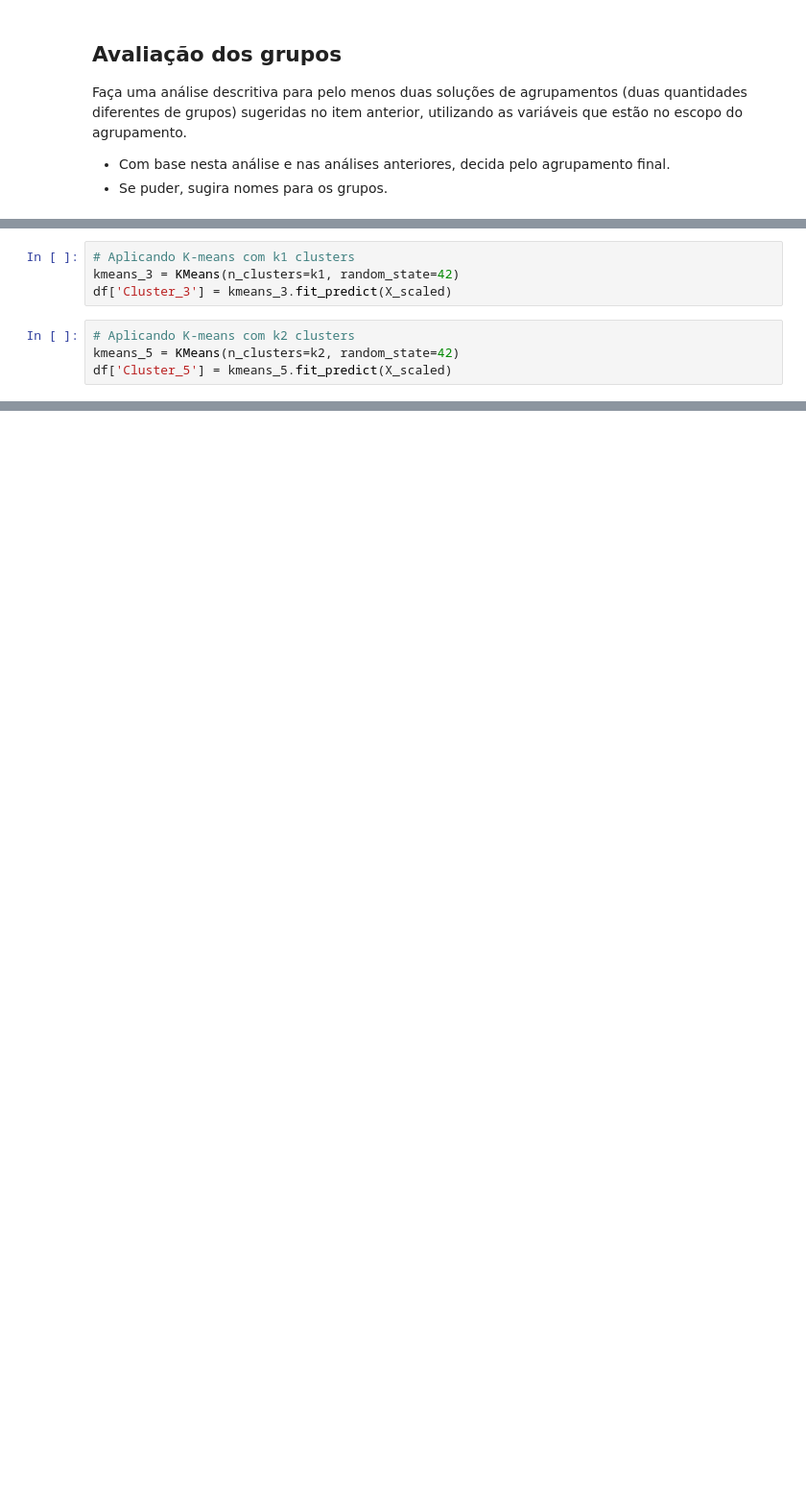
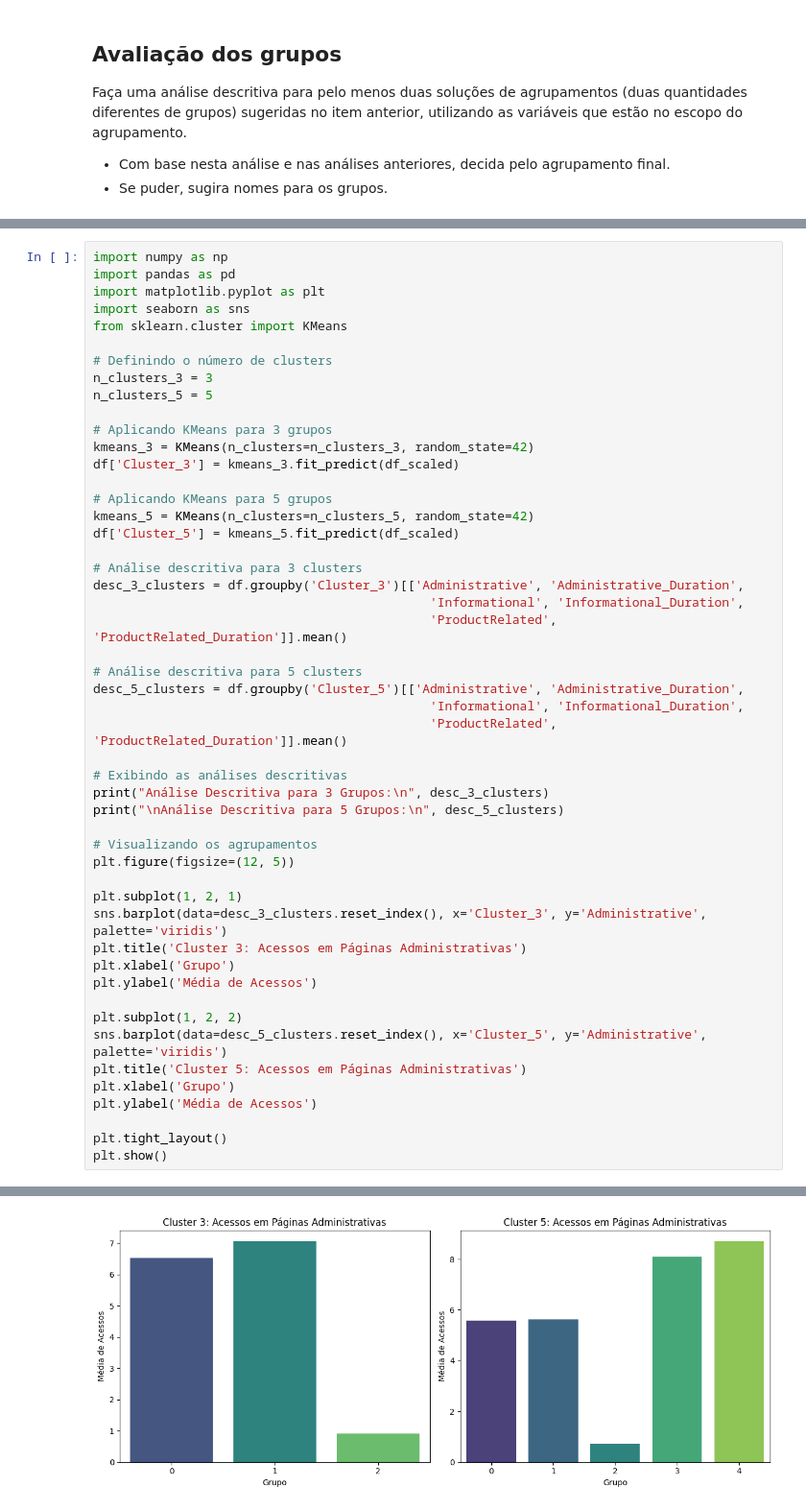
Before and after one commit to vini547/volta-zero, a Jupyter notebook: mod29_tarefa.ipynb, the cells around one changed output, grey strips where cells are left out. Shown at 96% size. Drawn from its saved outputs; the diff is of its cells as text; blank space fills up the shorter version.

```diff
--- a/mod29_tarefa.ipynb
+++ b/mod29_tarefa.ipynb
@@ -185,8 +215,0 @@ k2 = 5  # segunda solução
-# %%
-# Aplicando K-means com k1 clusters
-kmeans_3 = KMeans(n_clusters=k1, random_state=42)
-df['Cluster_3'] = kmeans_3.fit_predict(X_scaled)
-# %%
-# Aplicando K-means com k2 clusters
-kmeans_5 = KMeans(n_clusters=k2, random_state=42)
-df['Cluster_5'] = kmeans_5.fit_predict(X_scaled)
@@ -271,0 +216,51 @@ Name: count, dtype: int64
+# %%
+import numpy as np
+import pandas as pd
+import matplotlib.pyplot as plt
+import seaborn as sns
+from sklearn.cluster import KMeans
+
+# Definindo o número de clusters
+n_clusters_3 = 3
+n_clusters_5 = 5
+
+# Aplicando KMeans para 3 grupos
+kmeans_3 = KMeans(n_clusters=n_clusters_3, random_state=42)
+df['Cluster_3'] = kmeans_3.fit_predict(df_scaled)
+
+# Aplicando KMeans para 5 grupos
+kmeans_5 = KMeans(n_clusters=n_clusters_5, random_state=42)
+df['Cluster_5'] = kmeans_5.fit_predict(df_scaled)
+
+# Análise descritiva para 3 clusters
+desc_3_clusters = df.groupby('Cluster_3')[['Administrative', 'Administrative_Duration',
+                                             'Informational', 'Informational_Duration',
+                                             'ProductRelated', 'ProductRelated_Duration']].mean()
+
+# Análise descritiva para 5 clusters
+desc_5_clusters = df.groupby('Cluster_5')[['Administrative', 'Administrative_Duration',
+                                             'Informational', 'Informational_Duration',
+                                             'ProductRelated', 'ProductRelated_Duration']].mean()
+
+# Exibindo as análises descritivas
+print("Análise Descritiva para 3 Grupos:\n", desc_3_clusters)
+print("\nAnálise Descritiva para 5 Grupos:\n", desc_5_clusters)
+
+# Visualizando os agrupamentos
+plt.figure(figsize=(12, 5))
+
+plt.subplot(1, 2, 1)
+sns.barplot(data=desc_3_clusters.reset_index(), x='Cluster_3', y='Administrative', palette='viridis')
+plt.title('Cluster 3: Acessos em Páginas Administrativas')
+plt.xlabel('Grupo')
+plt.ylabel('Média de Acessos')
+
+plt.subplot(1, 2, 2)
+sns.barplot(data=desc_5_clusters.reset_index(), x='Cluster_5', y='Administrative', palette='viridis')
+plt.title('Cluster 5: Acessos em Páginas Administrativas')
+plt.xlabel('Grupo')
+plt.ylabel('Média de Acessos')
+
+plt.tight_layout()
+plt.show()
+# %% [output]
@@ -271,0 +284 @@ Name: count, dtype: int64
+[figure, added]
```
Also changed, not shown: parts of 22 cells of this notebook.
